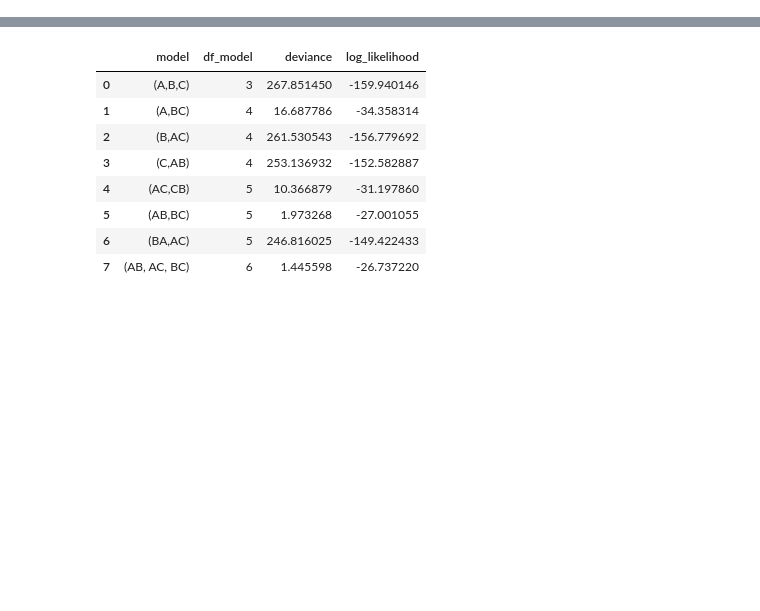
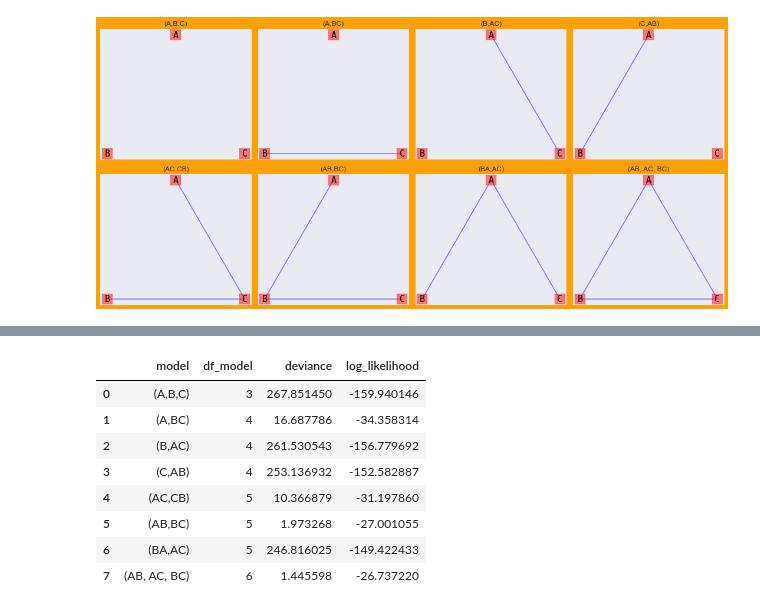
Before and after one commit to oneoffcoder/books, a Jupyter notebook: sphinx/datascience/source/log-linear-graphical.ipynb, the cells around one changed output, grey strips where cells are left out. Saved outputs shown, nothing was run; the diff lists cells and outputs as text; code cells hidden in the pictures; blank space fills up the shorter version.

```diff
--- a/sphinx/datascience/source/log-linear-graphical.ipynb
+++ b/sphinx/datascience/source/log-linear-graphical.ipynb
@@ -2,0 +30,79 @@
+# %%
+import networkx as nx
+import numpy as np
+import matplotlib.pyplot as plt
+
+plt.style.use('seaborn')
+
+def get_graph(nodes=['A', 'B', 'C'], edges=[]):
+    g = nx.Graph()
+
+    for n in nodes:
+        g.add_node(n)
+    for u, v in edges:
+        g.add_edge(u, v)
+
+    return g
+
+def draw_graph(k, g, ax):
+    pos = {
+        'A': (200, 250),
+        'B': (150, 230),
+        'C': (250, 230)
+    }
+
+    params = {
+        'node_color': 'r',
+        'node_size': 350,
+        'node_shape': 's',
+        'alpha': 0.5,
+        'pos': pos,
+        'ax': ax
+    }
+    _ = nx.drawing.nx_pylab.draw_networkx_nodes(g, **params)
+
+    params = {
+        'font_size': 15,
+        'font_color': 'k',
+        'font_family': 'monospace',
+        'pos': pos,
+        'ax': ax
+    }
+    _ = nx.drawing.nx_pylab.draw_networkx_labels(g, **params)
+
+    params = {
+        'width': 1.5,
+        'alpha': 0.5,
+        'edge_color': 'b',
+        'arrowsize': 20,
+        'pos': pos,
+        'ax': ax
+    }
+    _ = nx.drawing.nx_pylab.draw_networkx_edges(g, **params)
+
+    ax.set_title(k)
+    ax.grid(False)
+
+graphs = {
+    '(A,B,C)': [],
+    '(A,BC)': [('B', 'C')],
+    '(B,AC)': [('A', 'C')],
+    '(C,AB)': [('A', 'B')],
+    '(AC,CB)': [('A', 'C'), ('C', 'B')],
+    '(AB,BC)': [('A', 'B'), ('B', 'C')],
+    '(BA,AC)': [('B', 'A'), ('A', 'C')],
+    '(AB, AC, BC)': [('A', 'B'), ('B', 'C'), ('A', 'C')]
+}
+
+graphs = {k: get_graph(edges=edges) for k, edges in graphs.items()}
+
+fig, axes = plt.subplots(2, 4, figsize=(15, 7))
+axes = np.ravel(axes)
+
+for (k, g), ax in zip(graphs.items(), axes):
+    draw_graph(k, g, ax)
+
+fig.patch.set_facecolor('#fca100')
+plt.tight_layout()
+# %% [output]
+[figure, added]
```
Also changed, not shown: parts of 25 cells of this notebook, 1 other file.
